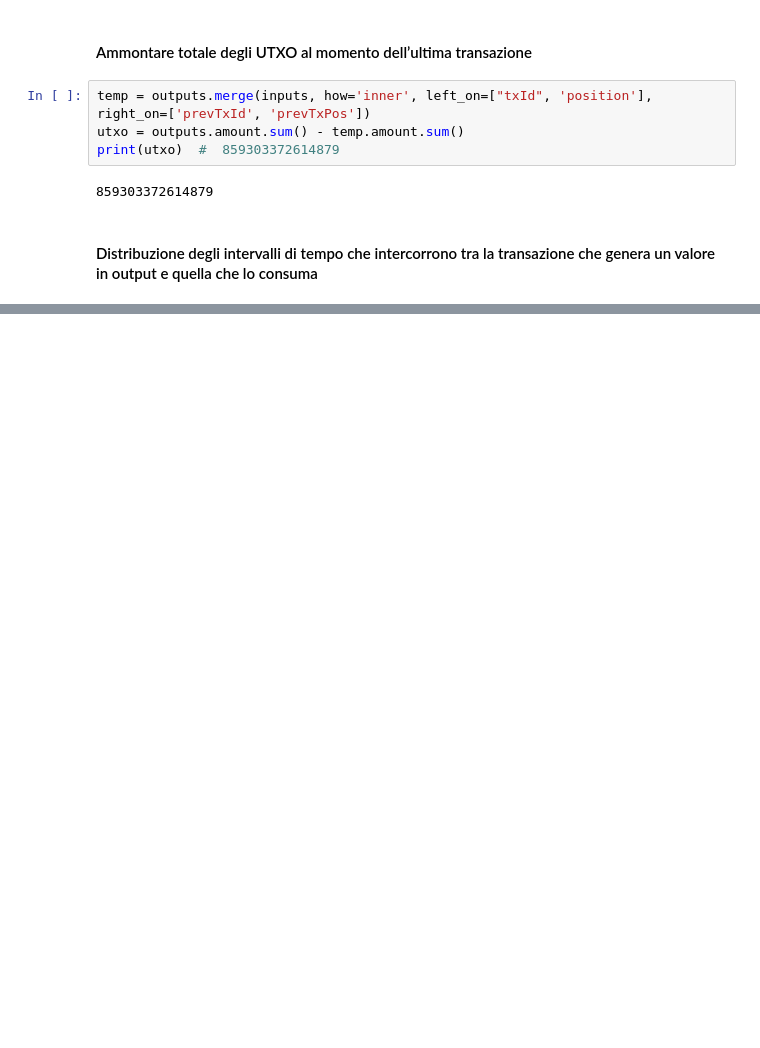
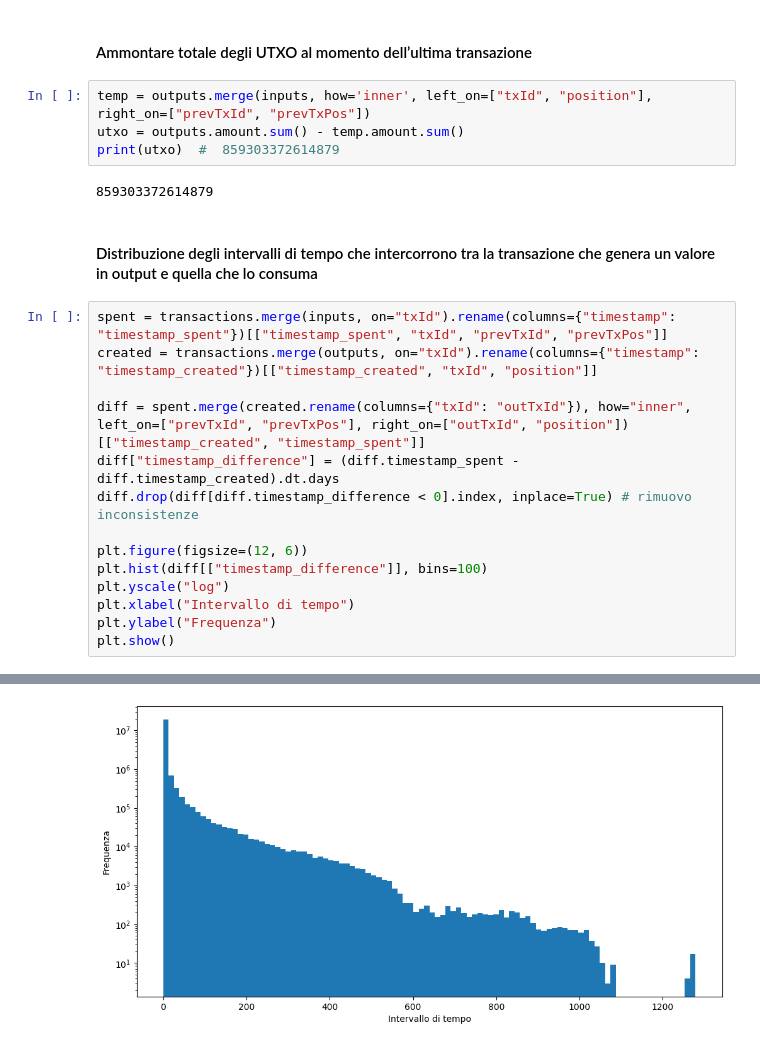
Before and after one commit to FlavRomano/CRAFTY, a Jupyter notebook: main.ipynb, the cells around one changed output, grey strips where cells are left out. Drawn from its saved outputs; the diff is of its cells as text; blank space fills up the shorter version.

Commit message:
add distribuzione intervalli di tempo spent/created

```diff
--- a/main.ipynb
+++ b/main.ipynb
@@ -78,10 +82,25 @@ plt.show()
 # %% [markdown]
 #### Ammontare totale degli UTXO al momento dell’ultima transazione
 # %%
-temp = outputs.merge(inputs, how='inner', left_on=["txId", 'position'], right_on=['prevTxId', 'prevTxPos'])
+temp = outputs.merge(inputs, how='inner', left_on=["txId", "position"], right_on=["prevTxId", "prevTxPos"])
 utxo = outputs.amount.sum() - temp.amount.sum()
 print(utxo)  #  859303372614879
 # %% [output]
 859303372614879
 # %% [markdown]
 #### Distribuzione degli intervalli di tempo che intercorrono tra la transazione che genera un valore in output e quella che lo consuma
+# %%
+spent = transactions.merge(inputs, on="txId").rename(columns={"timestamp": "timestamp_spent"})[["timestamp_spent", "txId", "prevTxId", "prevTxPos"]]
+created = transactions.merge(outputs, on="txId").rename(columns={"timestamp": "timestamp_created"})[["timestamp_created", "txId", "position"]]
+
+diff = spent.merge(created.rename(columns={"txId": "outTxId"}), how="inner", left_on=["prevTxId", "prevTxPos"], right_on=["outTxId", "position"])[["timestamp_created", "timestamp_spent"]]
+diff["timestamp_difference"] = (diff.timestamp_spent - diff.timestamp_created).dt.days
+diff.drop(diff[diff.timestamp_difference < 0].index, inplace=True) # rimuovo inconsistenze
+
+plt.figure(figsize=(12, 6))
+plt.hist(diff[["timestamp_difference"]], bins=100)
+plt.yscale("log")
+plt.xlabel("Intervallo di tempo")
+plt.ylabel("Frequenza")
+plt.show()
+# %% [output]
@@ -87,0 +121 @@ print(utxo)  #  859303372614879
+[figure, added]
```
Also changed, not shown: parts of 5 cells of this notebook.
